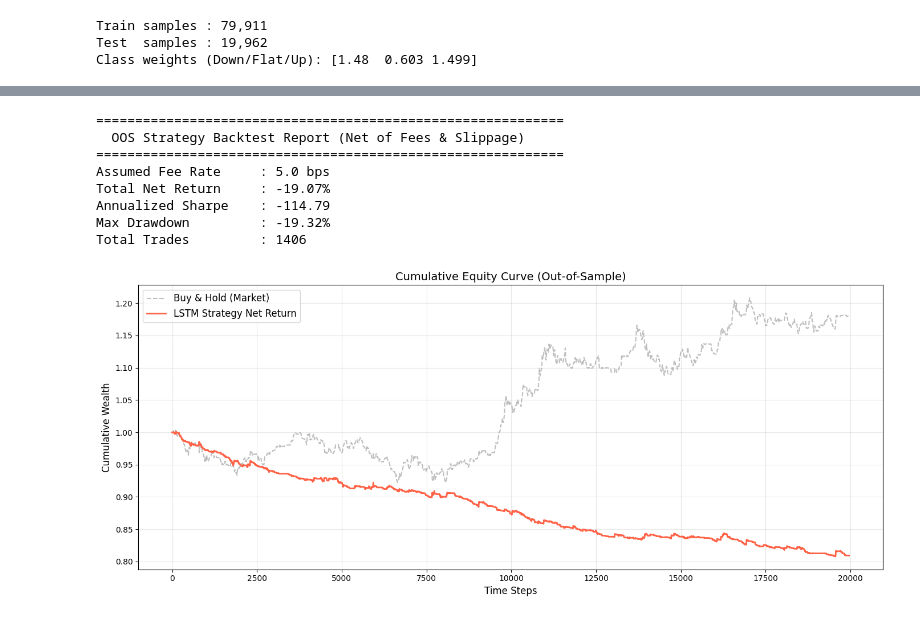
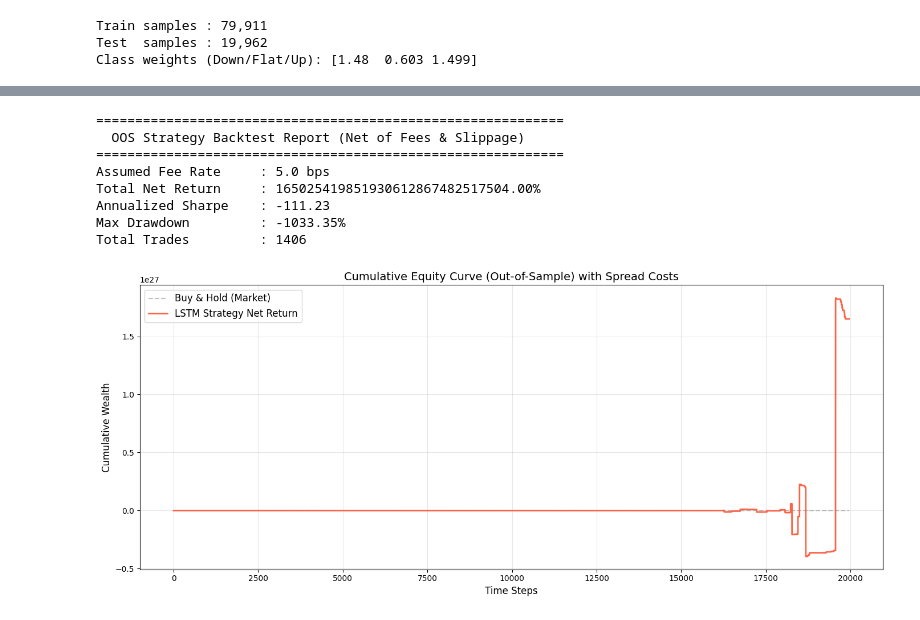
Before and after one commit to SiyuL2025/math_629_final, a Jupyter notebook: LSTM.ipynb, the cells around one changed output, grey strips where cells are left out. Cells and saved outputs as stored; diff of their text form; code cells hidden in the pictures.

```diff
--- a/LSTM.ipynb
+++ b/LSTM.ipynb
@@ -344,4 +344,8 @@ plt.show()
 # %%
+# Assuming save_df is accessible from previous code cells
+# Extract all spread data
+spreads_all = save_df['spread'].values
+
 # Calculate the true starting index of the test set in the global data
 # Offset = train length + embargo gap + (sequence window length - 1)
 embargo_gap = 10
@@ -350,81 +354,84 @@ start_idx = split_idx + embargo_gap + SEQ_LEN - 1
 # Extract the true future returns matching the length of y_pred
 test_returns = returns_all[start_idx : start_idx + len(y_pred)]
 
+# Slice the test set spreads matching the length of y_pred
+test_spreads = spreads_all[start_idx : start_idx + len(y_pred)]
+
 # Ensure dimensional alignment to prevent errors
 assert len(test_returns) == len(y_pred), f"Length mismatch: returns({len(test_returns)}) vs preds({len(y_pred)})"
+assert len(test_spreads) == len(y_pred), f"Length mismatch: spreads({len(test_spreads)}) vs preds({len(y_pred)})"
 
 
-def run_vectorized_backtest(y_pred, future_returns, fee_rate=0.0005):
+def run_vectorized_backtest(y_pred, future_returns, spreads, fee_rate=0.0005):
     """
-    Vectorized strategy backtesting engine
+    Vectorized strategy backtesting engine (incorporating bid-ask spread costs)
     """
     # 1. Signal mapping (0: Down, 1: Flat, 2: Up) -> (-1: Short, 0: Flat, 1: Long)
     positions = y_pred - 1
 
-    # 2. Calculate raw strategy returns
+    # 2. Calculate position changes
+    pos_diff = np.diff(positions, prepend=0)
+    trades = np.abs(pos_diff)
+
+    # 3. Calculate raw returns (based on mid-price)
     raw_returns = positions * future_returns
 
-    # 3. Calculate turnover and transaction costs
-    # Logic: Transaction costs are incurred only when the position changes
-    position_change = np.zeros_like(positions)
-    position_change[1:] = np.abs(positions[1:] - positions[:-1])
-    position_change[0] = np.abs(positions[0]) # Cost of the initial position
+    # 4. Calculate execution costs (Taker pays half spread + fee)
+    execution_costs = trades * (0.5 * spreads + fee_rate)
+    net_returns = raw_returns - execution_costs
 
-    costs = position_change * fee_rate
-    net_returns = raw_returns - costs
-
-    # 4. Calculate Cumulative Wealth
+    # 5. Calculate cumulative wealth and benchmark wealth
     cum_returns = np.cumprod(1 + net_returns)
     market_cum_returns = np.cumprod(1 + future_returns) # Buy and hold benchmark
 
-    # 5. Core performance metrics calculation
+    # 6. Core performance metrics calculation
     total_return = cum_returns[-1] - 1
 
-    # Assuming data is in 10-second steps, 1 year = 3,153,600 steps (365*24*60*6)
+    # Assuming data is in 10-second steps, 1 year = 3,153,600 steps
     # Modify this annualization factor if using a different frequency
     annual_factor = 3153600
     annualized_vol = np.std(net_returns) * np.sqrt(annual_factor)
     annualized_ret = np.mean(net_returns) * annual_factor
     sharpe_ratio = annualized_ret / annualized_vol if annualized_vol > 0 else 0
 
-    # Max Drawdown
+    # Calculate Max Drawdown
     running_max = np.maximum.accumulate(cum_returns)
     drawdown = (cum_returns - running_max) / running_max
     max_drawdown = np.min(drawdown)
 
-    # 6. Print report
+    # 7. Print report
     print("=" * 60)
     print("  OOS Strategy Backtest Report (Net of Fees & Slippage)")
     print("=" * 60)
     print(f"Assumed Fee Rate     : {fee_rate * 10000:.1f} bps")
     print(f"Total Net Return     : {total_return * 100:.2f}%")
     print(f"Annualized Sharpe    : {sharpe_ratio:.2f}")
     print(f"Max Drawdown         : {max_drawdown * 100:.2f}%")
-    print(f"Total Trades         : {np.sum(position_change > 0)}")
+    print(f"Total Trades         : {np.sum(trades > 0)}")
 
-    # 7. Plot equity curve
+    # 8. Plot equity curve
     plt.figure(figsize=(14, 6))
     plt.plot(market_cum_returns, label="Buy & Hold (Market)", color="gray", alpha=0.5, linestyle="--")
     plt.plot(cum_returns, label="LSTM Strategy Net Return", color="tomato", linewidth=2)
-    plt.title("Cumulative Equity Curve (Out-of-Sample)", fontsize=14)
+    plt.title("Cumulative Equity Curve (Out-of-Sample) with Spread Costs", fontsize=14)
     plt.xlabel("Time Steps", fontsize=12)
     plt.ylabel("Cumulative Wealth", fontsize=12)
     plt.legend(fontsize=12)
     plt.grid(alpha=0.3)
     plt.tight_layout()
     plt.show()
 
     return net_returns, cum_returns
 
-# Pass your predictions and extracted test returns
-net_ret, cum_ret = run_vectorized_backtest(y_pred, test_returns, fee_rate=0.0005)
+# Pass predictions, extracted test_returns, and extracted test_spreads
+net_ret, cum_ret = run_vectorized_backtest(y_pred, test_returns, test_spreads, fee_rate=0.0005)
 # %% [output]
 ============================================================
   OOS Strategy Backtest Report (Net of Fees & Slippage)
 ============================================================
 Assumed Fee Rate     : 5.0 bps
-Total Net Return     : -19.07%
-Annualized Sharpe    : -114.79
-Max Drawdown         : -19.32%
+Total Net Return     : 165025419851930612867482517504.00%
+Annualized Sharpe    : -111.23
+Max Drawdown         : -1033.35%
 Total Trades         : 1406
-[figure, old version]
+[figure, new version]
```
Also changed, not shown: parts of 4 cells of this notebook.
